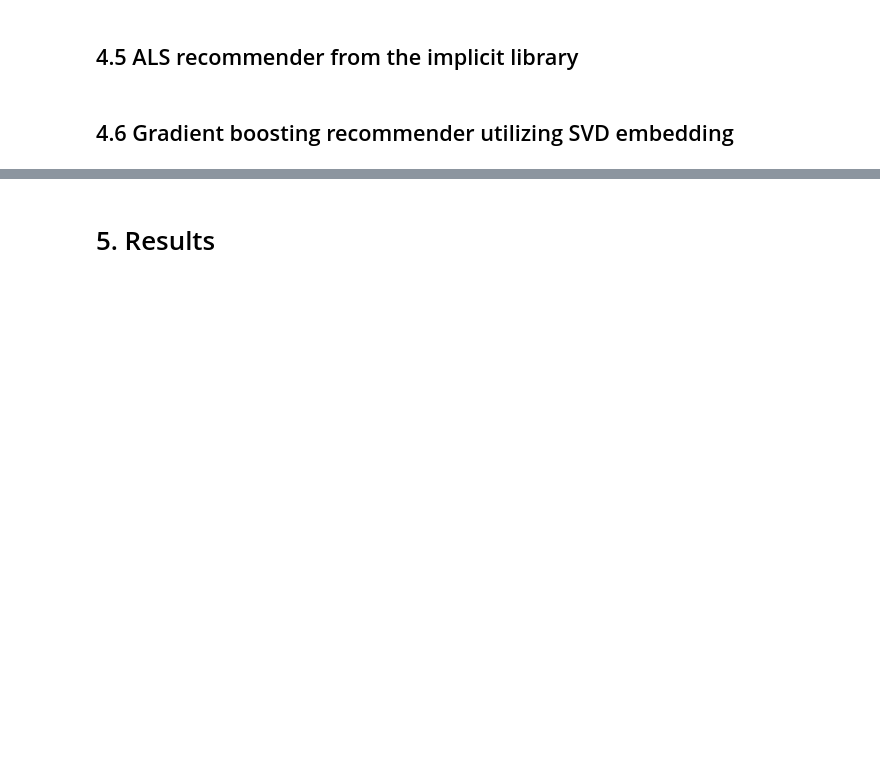
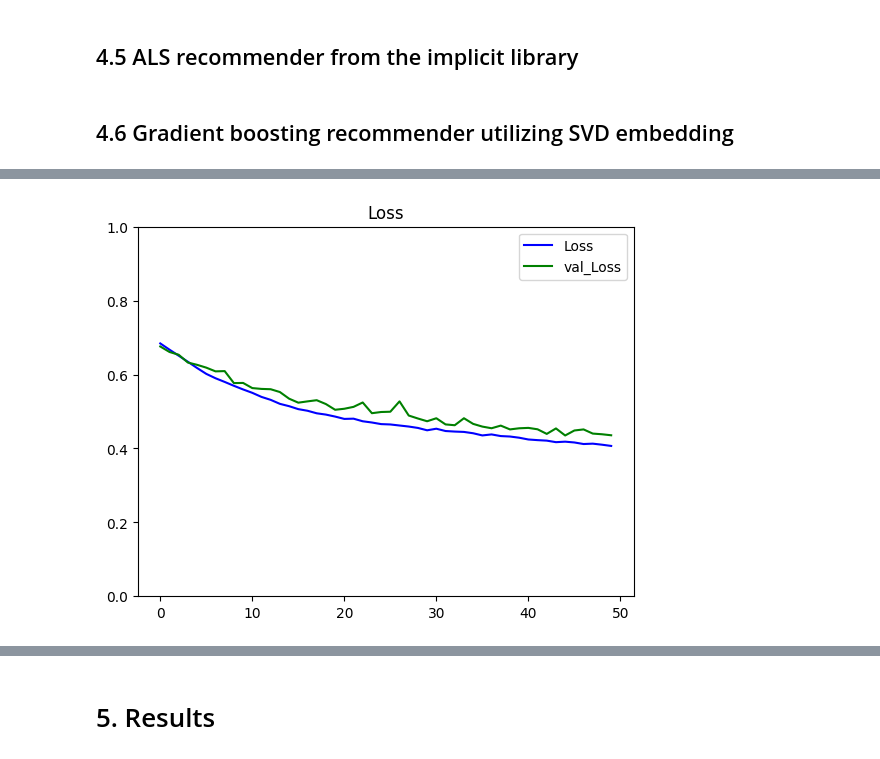
Before and after one commit to ArtemBoltaev/ArtemBoltaev-recsys_course_epam, a Jupyter notebook: notebooks/instacart/models.ipynb, the cells around one changed output, grey strips where cells are left out. Cells and saved outputs as stored; diff of their text form; code cells hidden in the pictures; blank space fills up the shorter version.

```diff
--- a/notebooks/instacart/models.ipynb
+++ b/notebooks/instacart/models.ipynb
@@ -606,0 +757,5 @@ utilizing SVD embeddings and annoy library for fast neighbors search
+# %%
+# train model using compile and fit
+ranknet = RankNet()
+ranknet.compile(optimizer='adam', loss='binary_crossentropy')
+history = ranknet.fit([xi_train, xj_train], pij_train, epochs=50, batch_size=1, validation_data=([xi_test, xj_test], pij_test))
@@ -606,0 +780,13 @@ utilizing SVD embeddings and annoy library for fast neighbors search
+# %%
+# function for plotting loss
+def plot_metrics(train_metric, val_metric=None, metric_name=None, title=None, ylim=5):
+    plt.title(title)
+    plt.ylim(0,ylim)
+    plt.plot(train_metric,color='blue',label=metric_name)
+    if val_metric is not None: plt.plot(val_metric,color='green',label='val_' + metric_name)
+    plt.legend(loc="upper right")
+
+# plot loss history
+plot_metrics(history.history['loss'], history.history['val_loss'], "Loss", "Loss", ylim=1.0)
+# %% [output]
+[figure, added]
```
Also changed, not shown: parts of 20 cells of this notebook.
